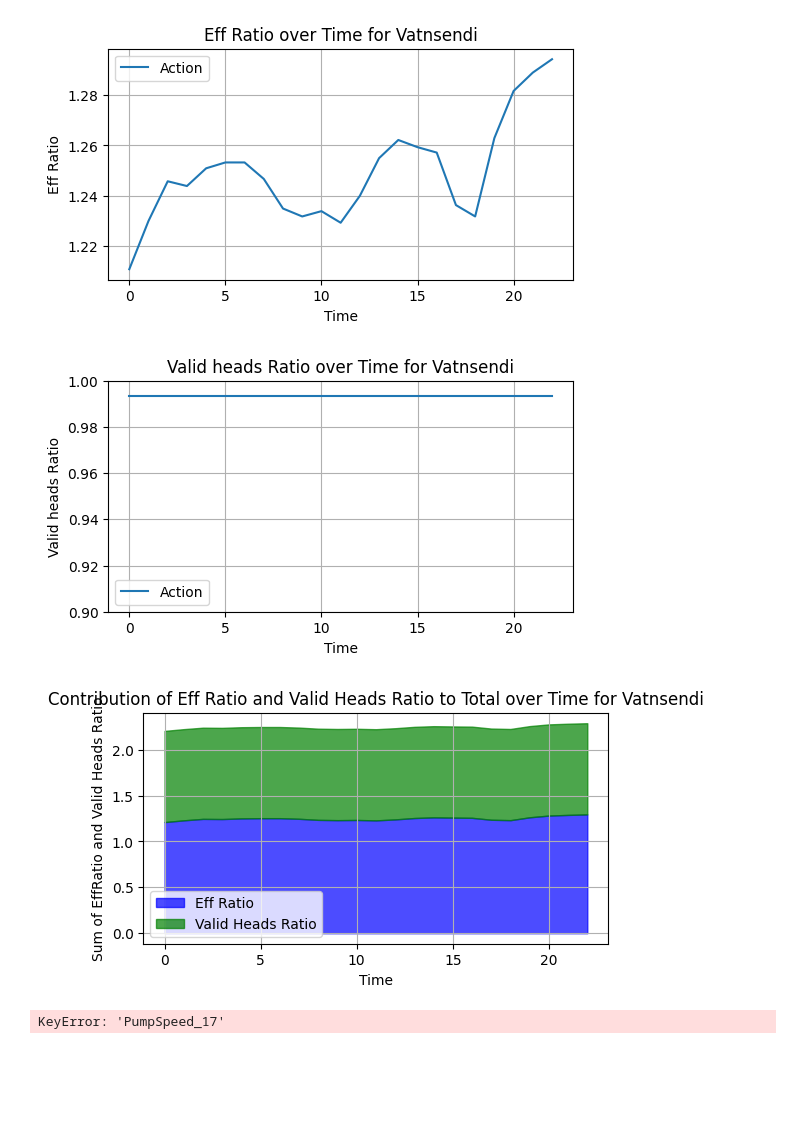
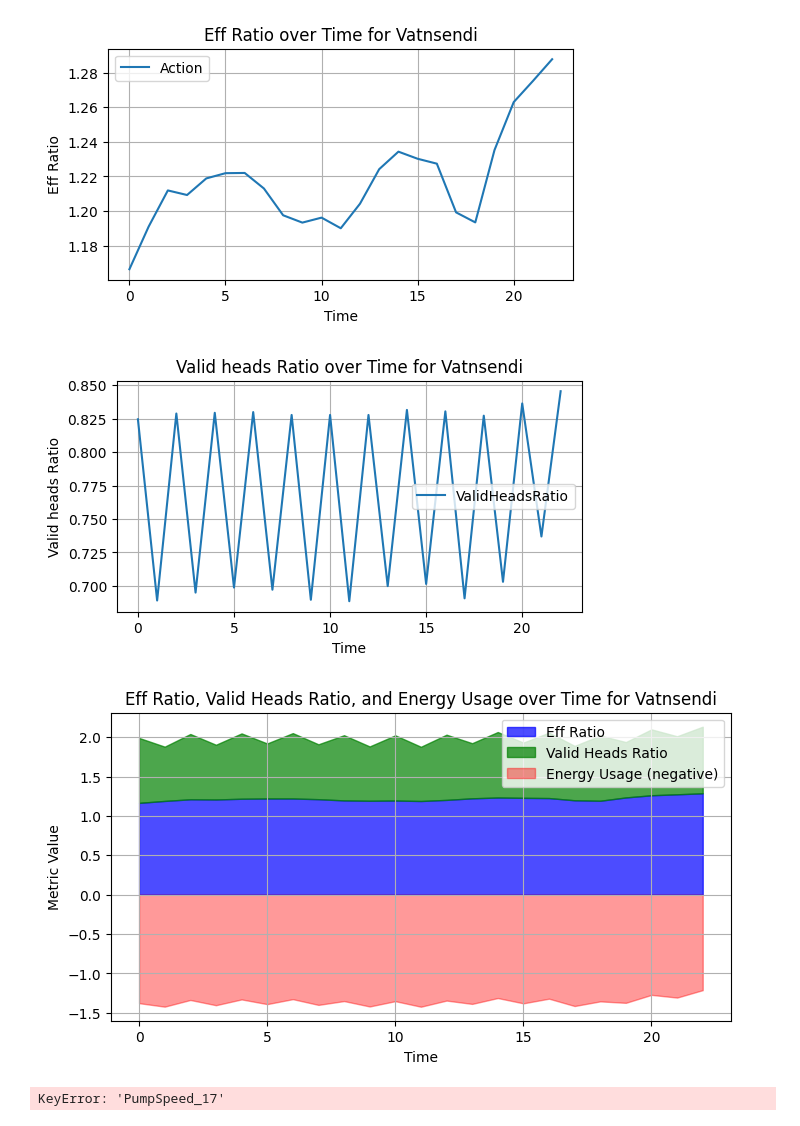
Before and after one commit to frodibrooks/OptimisedHeating, a Jupyter notebook: validation/plot_validation.ipynb, the cells around one changed output. Cells and saved outputs as stored; diff of their text form; code cells hidden in the pictures; blank space fills up the shorter version.

```diff
--- a/validation/plot_validation.ipynb
+++ b/validation/plot_validation.ipynb
@@ -2,7 +2,7 @@
 import pandas as pd
 import matplotlib.pyplot as plt
 # %%
-csv_path = "/Users/frodibrooks/Desktop/DTU/Thesis/OptimisedHeating/validation/validation_full_log_agent9.csv"
+csv_path = "/Users/frodibrooks/Desktop/DTU/Thesis/OptimisedHeating/validation/validation_full_log_agent11.csv"
 agent_results_df = pd.read_csv(csv_path)
 # %%
 # Set 'Step' as the index
@@ -110,13 +116,13 @@ plt.legend()
 # Show the plot
 plt.show()
 # %% [output]
-[figure, old version]
+[figure, new version]
 # %%
 
 plt.figure(figsize=(6, 3))
 
 # Plot the 'PumpPower_17' data
-plt.plot(agent_results_df.index, agent_results_df['ValidHeadsRatio'], label='Action')
+plt.plot(agent_results_df.index, agent_results_df['ValidHeadsRatio'], label='ValidHeadsRatio')
 
 
 # Add labels and title
@@ -124,40 +130,42 @@ plt.xlabel("Time")
 plt.ylabel("Valid heads Ratio")
 plt.title("Valid heads Ratio over Time for Vatnsendi")
 plt.grid(True)
-plt.ylim(0.9, 1)
+
 # Display the legend
 plt.legend()
 
 # Show the plot
 plt.show()
 # %% [output]
-[figure, old version]
+[figure, new version]
 # %%
 import matplotlib.pyplot as plt
-
 
 # Create a new column for the sum of EffRatio and ValidHeadsRatio
 agent_results_df['Total'] = agent_results_df['EffRatio'] + agent_results_df['ValidHeadsRatio']
 
-plt.figure(figsize=(6, 3))
+plt.figure(figsize=(8, 4))
 
-# Plot the stacked area chart
+# Plot the stacked area chart for EffRatio and ValidHeadsRatio
 plt.fill_between(agent_results_df.index, 0, agent_results_df['EffRatio'], label='Eff Ratio', color='blue', alpha=0.7)
 plt.fill_between(agent_results_df.index, agent_results_df['EffRatio'], agent_results_df['Total'], label='Valid Heads Ratio', color='green', alpha=0.7)
 
+# Plot Energy (negative) below x-axis
+plt.fill_between(agent_results_df.index, 0, agent_results_df['Energy'], label='Energy Usage (negative)', color='red', alpha=0.4)
+
 # Add labels and title
 plt.xlabel("Time")
-plt.ylabel("Sum of EffRatio and Valid Heads Ratio")
-plt.title("Contribution of Eff Ratio and Valid Heads Ratio to Total over Time for Vatnsendi")
+plt.ylabel("Metric Value")
+plt.title("Eff Ratio, Valid Heads Ratio, and Energy Usage over Time for Vatnsendi")
 plt.grid(True)
 
 # Display the legend
 plt.legend()
 
 # Show the plot
 plt.show()
 # %% [output]
-[figure, old version]
+[figure, new version]
 # %%
 
 plt.figure(figsize=(6, 3))
```
Also changed, not shown: parts of 8 cells of this notebook, 7 other files.
